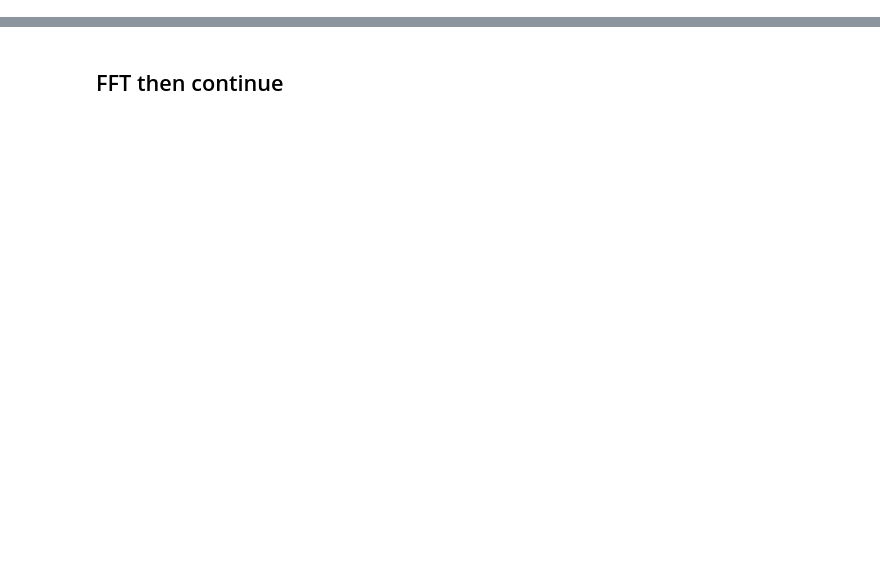
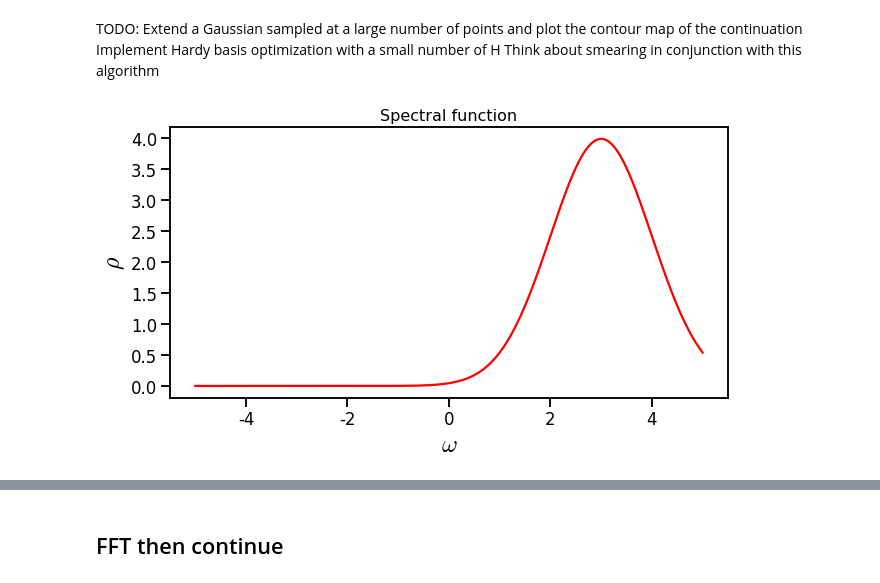
Before and after one commit to poare/lqcd, a Jupyter notebook: spectral/python_scripts/Spectral.ipynb, the cells around one changed output, grey strips where cells are left out. Saved outputs shown, nothing was run; the diff lists cells and outputs as text; code cells hidden in the pictures; blank space fills up the shorter version.

```diff
--- a/spectral/python_scripts/Spectral.ipynb
+++ b/spectral/python_scripts/Spectral.ipynb
@@ -1,17 +0,0 @@
-# %%
-%load_ext autoreload
-%autoreload 2
-%matplotlib notebook
-
-# use CMU Serif
-import matplotlib as mpl
-import matplotlib.font_manager as font_manager
-mpl.rcParams['font.family']='serif'
-# cmfont = font_manager.FontProperties(fname=mpl.get_data_path() + '/fonts/ttf/cmr10.ttf')
-cmfont = font_manager.FontProperties('/Users/theoares/Library/Fonts/cmunrm.otf')
-mpl.rcParams['font.serif']=cmfont.get_name()
-mpl.rcParams['mathtext.fontset']='cm'
-mpl.rcParams['axes.unicode_minus']=False
-
-from utils import *
-import matplotlib.pyplot as plt
@@ -21,0 +11,20 @@ signal = lambda t : np.exp(- m * t)# + np.exp(-m2 * t)
+# %% [markdown]
+TODO:
+Extend a Gaussian sampled at a large number of points and plot the contour map of the continuation
+Implement Hardy basis optimization with a small number of H
+Think about smearing in conjunction with this algorithm
+# %%
+# Use a Gaussian spectral function centered at omega0 with width delOmega
+# omega0 = 2.4
+# delOmega = 0.35
+omega0 = 3.0
+delOmega = 1.0
+rho = lambda omega : 10 * np.exp(- (omega - omega0) ** 2 / (2 * (delOmega ** 2))) / (np.sqrt(2 * np.pi) * delOmega)
+# omega_line = np.linspace(0, 10, 1000)
+omega_line = np.linspace(-5, 5, 1000)
+rho_dat = np.array([rho(a) for a in omega_line])
+with sns.plotting_context('talk'):
+    fig, ax = plt.subplots(1, figsize = (10, 5))
+    plot_1d_function(ax, omega_line, rho_dat, colors = 'r', legend = False)
+# %% [output]
+[figure, added]
```
Also changed, not shown: parts of 21 cells of this notebook, 16 other files.
